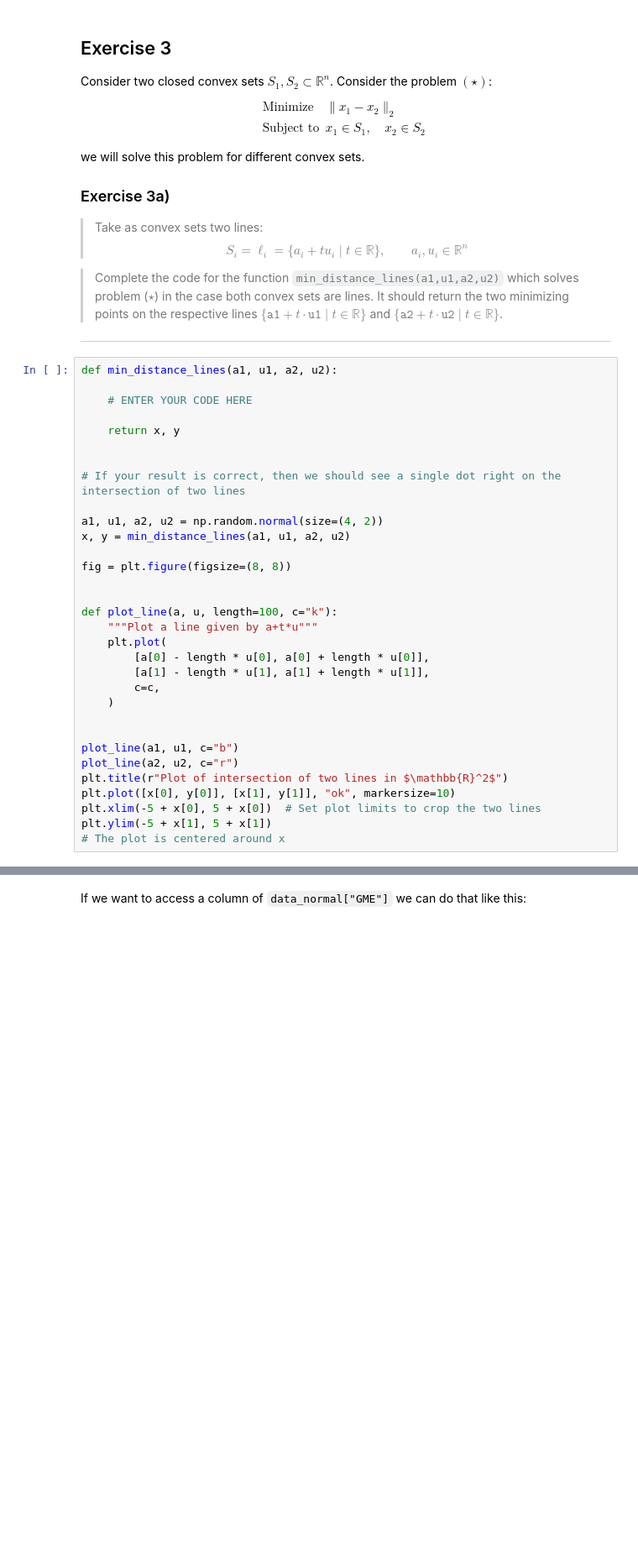
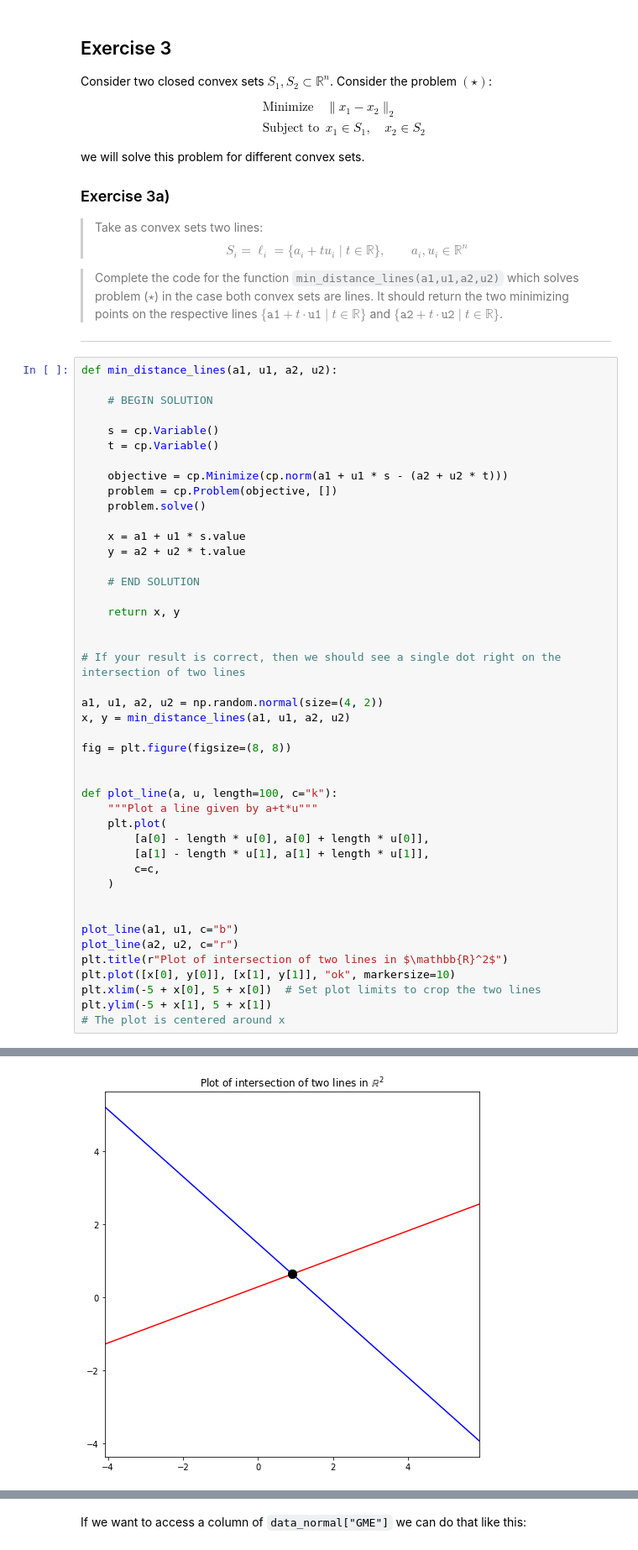
Before and after one commit to anhnguyendepocen/optimization-II-2021, a Jupyter notebook: notebooks/week5.ipynb, the cells around one changed output, grey strips where cells are left out. Shown at 84% size. Cells and saved outputs as stored; diff of their text form; blank space fills up the shorter version.

Commit message:
week5 solutions

```diff
--- a/notebooks/week5.ipynb
+++ b/notebooks/week5.ipynb
@@ -278,7 +339,19 @@ ___
 # %%
 def min_distance_lines(a1, u1, a2, u2):
 
-    # ENTER YOUR CODE HERE
+    # BEGIN SOLUTION
+
+    s = cp.Variable()
+    t = cp.Variable()
+
+    objective = cp.Minimize(cp.norm(a1 + u1 * s - (a2 + u2 * t)))
+    problem = cp.Problem(objective, [])
+    problem.solve()
+
+    x = a1 + u1 * s.value
+    y = a2 + u2 * t.value
+
+    # END SOLUTION
 
     return x, y
 
@@ -307,3 +380,4 @@ plt.plot([x[0], y[0]], [x[1], y[1]], "ok", markersize=10)
 plt.xlim(-5 + x[0], 5 + x[0])  # Set plot limits to crop the two lines
 plt.ylim(-5 + x[1], 5 + x[1])
 # The plot is centered around x
+# %% [output]
@@ -310,3 +385,4 @@ plt.ylim(-5 + x[1], 5 + x[1])
+[figure, added]
 # %%
 def exercise3a_test():
     np.random.seed(179)
```
Also changed, not shown: parts of 14 cells of this notebook, 1 other file.
